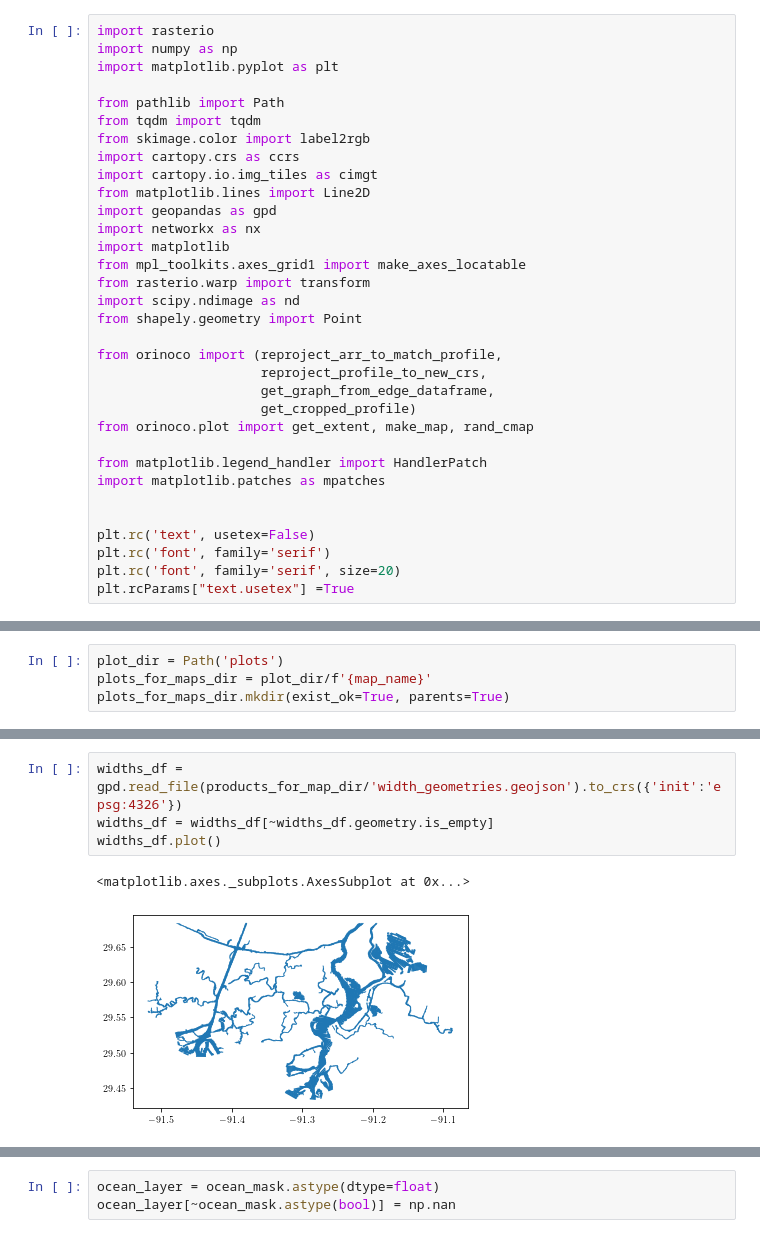
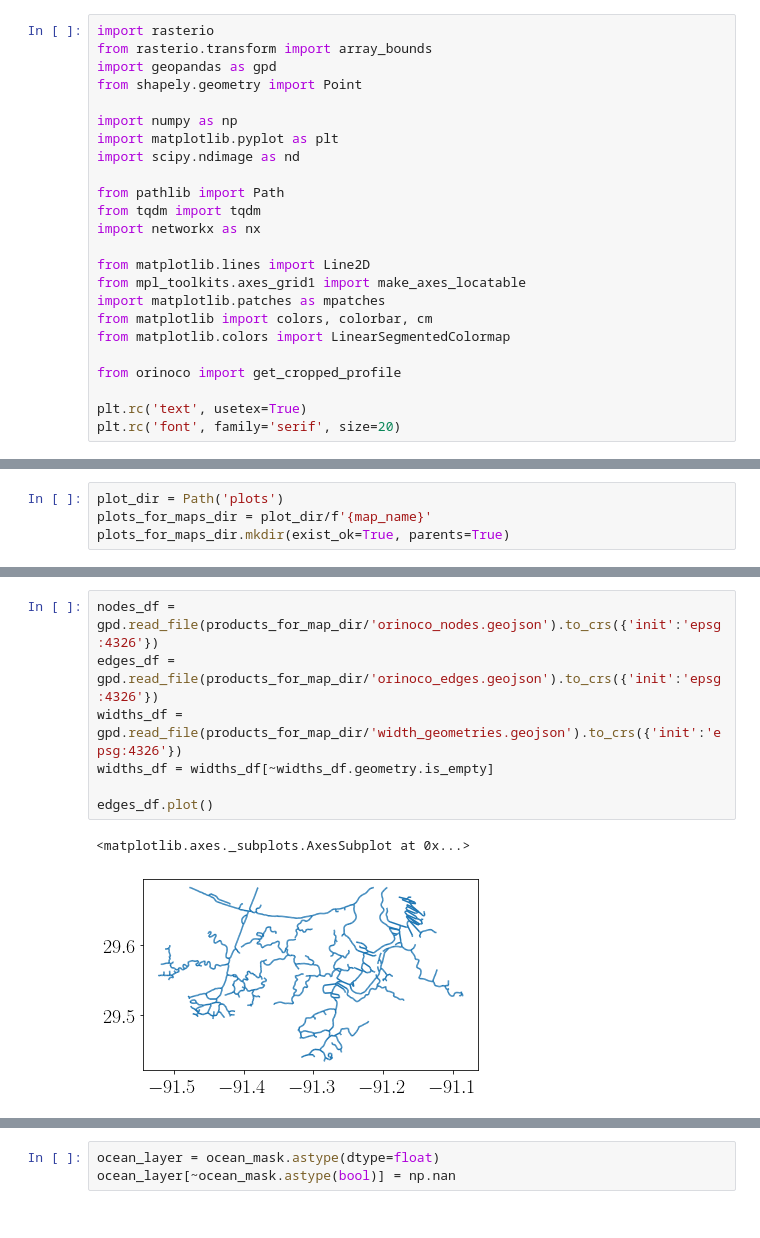
Before and after one commit to simard-landscape-lab/orinoco, a Jupyter notebook: notebooks/examples/3 - Plot - Report Figures.ipynb, the cells around one changed output, grey strips where cells are left out. Drawn from its saved outputs; the diff is of its cells as text.

Commit message:
remove cartopy dependencies

```diff
--- a/notebooks/examples/3 - Plot - Report Figures.ipynb
+++ b/notebooks/examples/3 - Plot - Report Figures.ipynb
@@ -1,36 +1,27 @@
 # %%
 import rasterio
+from rasterio.transform import array_bounds
+import geopandas as gpd
+from shapely.geometry import Point
+
 import numpy as np
 import matplotlib.pyplot as plt
+import scipy.ndimage as nd
 
 from pathlib import Path
 from tqdm import tqdm
-from skimage.color import label2rgb
-import cartopy.crs as ccrs
-import cartopy.io.img_tiles as cimgt
+import networkx as nx
+
 from matplotlib.lines import Line2D
-import geopandas as gpd
-import networkx as nx
-import matplotlib
 from mpl_toolkits.axes_grid1 import make_axes_locatable
-from rasterio.warp import transform
-import scipy.ndimage as nd
-from shapely.geometry import Point
+import matplotlib.patches as mpatches
+from matplotlib import colors, colorbar, cm
+from matplotlib.colors import LinearSegmentedColormap
 
-from orinoco import (reproject_arr_to_match_profile,
-                     reproject_profile_to_new_crs,
-                     get_graph_from_edge_dataframe,
-                     get_cropped_profile)
-from orinoco.plot import get_extent, make_map, rand_cmap
+from orinoco import get_cropped_profile
 
-from matplotlib.legend_handler import HandlerPatch
-import matplotlib.patches as mpatches
-
-
-plt.rc('text', usetex=False)
-plt.rc('font', family='serif')
+plt.rc('text', usetex=True)
 plt.rc('font', family='serif', size=20)
-plt.rcParams["text.usetex"] =True
 # %% [markdown]
 # Load Data
 # %%
@@ -79,7 +58,10 @@ nodes_df.plot()
 # %%
+nodes_df = gpd.read_file(products_for_map_dir/'orinoco_nodes.geojson').to_crs({'init':'epsg:4326'})
+edges_df = gpd.read_file(products_for_map_dir/'orinoco_edges.geojson').to_crs({'init':'epsg:4326'})
 widths_df = gpd.read_file(products_for_map_dir/'width_geometries.geojson').to_crs({'init':'epsg:4326'})
 widths_df = widths_df[~widths_df.geometry.is_empty]
-widths_df.plot()
+
+edges_df.plot()
 # %% [output]
 <matplotlib.axes._subplots.AxesSubplot at 0x...>
-[figure, old version]
+[figure, new version]
```
Also changed, not shown: parts of 41 cells of this notebook, 11 other files.
